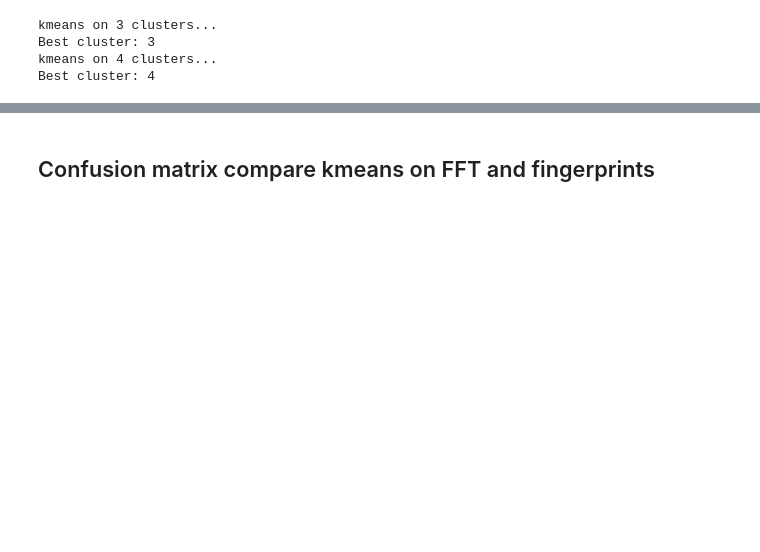
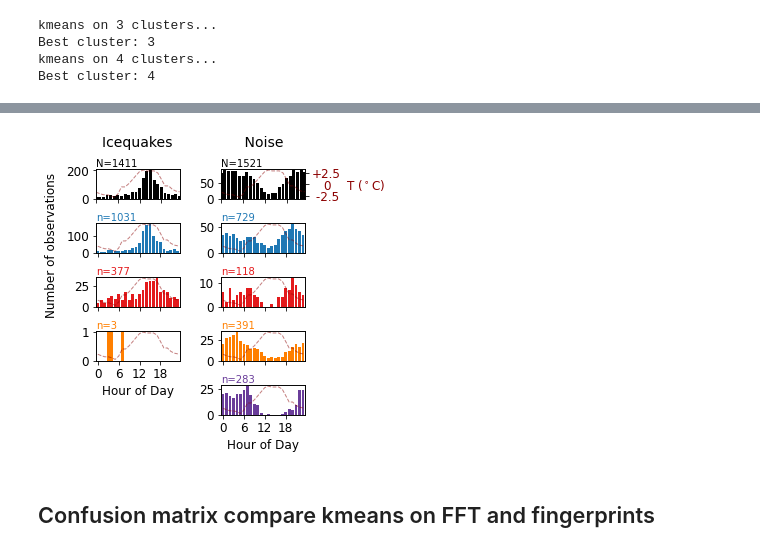
Before and after one commit to tsawi/Unsupervised_ML_Gornergletscher, a Jupyter notebook: notebooks/plotting_SuppFigs.ipynb, the cells around one changed output, grey strips where cells are left out. Cells and saved outputs as stored; diff of their text form; code cells hidden in the pictures; blank space fills up the shorter version.

```diff
--- a/notebooks/plotting_SuppFigs.ipynb
+++ b/notebooks/plotting_SuppFigs.ipynb
@@ -768,0 +758,97 @@ Best cluster: 4
+# %%
+plt.rcParams.update({'font.size': 12})
+title = 'Icequakes'
+titleN = 'Noise'
+dailyTempDiff = getDailyTempDiff(meteor_df,**plt_kwargs)
+
+
+tfont = 14
+tpad = 16
+
+fig,axes = plt.subplots(figsize = (width1,height1))#,sharex=True)#,constrained_layout=True)
+
+plt.suptitle('Icequakes                Noise  ',fontsize=tfont)
+
+gs = gridspec.GridSpec(len(catallN)+1, 2)
+
+# gs.update(left=0.05, right=0.35, wspace=.3, hspace=1)
+gs.update(wspace=.5, hspace=.8)
+
+
+### ICEQUAKE PROPORTION HOURLY
+ax = plt.subplot(gs[0,0])
+
+figureFunctions2.plotHourBar(sgram_df_clustered,Kopt,dailyTempDiff,ax=ax,labelpad=20,label='none',colorBy='all',k=0,**plt_kwargs)
+ax.set_title(f'N={len(cat00)}', loc='left',fontsize=10,pad=1,color='k')
+ax.set_ylabel('')
+ax.set_xlim(0,23)
+ax.set_xticklabels([])
+ax.set_xlabel('')
+
+### ICEQUAKES BY CLUSTER HOURLY
+
+for k in range(1,Kopt+1):
+
+    i = k
+
+    ax = plt.subplot(gs[i,0])
+    ax.set_title(f'n={len(sgram_df_clustered[sgram_df_clustered.Cluster==k])}', loc='left',fontsize=10,pad=1,color=colors[k-1])
+
+#     figureFunctions2.plotHourBar(cat00,Kopt,dailyTempDiff,ax=ax,labelpad=10,colorBy='cluster',k=k,**plt_kwargs)
+
+    if k == 0:
+        figureFunctions2.plotHourBar(sgram_df_clustered,Kopt,dailyTempDiff,ax=ax,labelpad=10,label='right',colorBy='cluster',k=k,**plt_kwargs)
+#         ax.set_title(title,fontsize=tfont,pad=tpad)
+    else:
+        figureFunctions2.plotHourBar(sgram_df_clustered,Kopt,dailyTempDiff,ax=ax,labelpad=10,label='none',colorBy='cluster',k=k,**plt_kwargs)
+
+        ax.set_ylabel('')
+
+
+    if k != Kopt:
+        ax.set_xlabel('')
+        ax.set_xticklabels([])
+    if k == 1:
+        ax.set_ylabel('Number of observations    ',labelpad=8)
+
+#     ax.set_yticklabels([])
+
+
+
+# ### NOISE PROPORTION HOURLY
+axN = plt.subplot(gs[0,1])
+
+figureFunctions2.plotHourBar(sgram_df_clusteredN,KoptN,dailyTempDiff,ax=axN,labelpad=20,label='right',colorBy='all',k=0,**plt_kwargs)
+
+axN.set_title(f'N={len(cat00N)}', loc='left',fontsize=10,pad=1,color='k')
+axN.set_ylabel('')
+axN.set_xlim(0,23)
+axN.set_xticklabels([])
+axN.set_xlabel('')
+
+### NOISE BY CLUSTER HOURLY
+for k in range(1,KoptN+1):
+
+    i = k
+
+    axN = plt.subplot(gs[i,1])
+
+    axN.set_title(f'n={len(sgram_df_clusteredN[sgram_df_clusteredN.Cluster==k])}', loc='left', fontsize=10,pad=1,color=colors[k-1])
+    if k == 0:
+        figureFunctions2.plotHourBar(sgram_df_clusteredN,KoptN,dailyTempDiff,ax=axN,labelpad=20,label='none',colorBy='cluster',k=k,**plt_kwargs)
+
+    if k != 1:
+        figureFunctions2.plotHourBar(sgram_df_clusteredN,KoptN,dailyTempDiff,ax=axN,labelpad=10,label='none',colorBy='cluster',k=k,**plt_kwargs)
+
+        axN.set_ylabel('')
+#         ax.set_yticks([])
+    else:
+        figureFunctions2.plotHourBar(sgram_df_clusteredN,KoptN,dailyTempDiff,ax=axN,labelpad=8,label='none',colorBy='cluster',k=k,**plt_kwargs)
+
+    if k != KoptN:
+        axN.set_xticklabels([])
+
+        axN.set_xlabel('')
+
+plt.savefig(pathFig + f'Supp_Figure_8_kmeans.pdf',bbox_inches='tight')
+# %% [output]
@@ -769,3 +874,4 @@ Best cluster: 4
+[figure, added]
 # %% [markdown]
 ## Confusion matrix compare kmeans on FFT and fingerprints
 # %%
```
Also changed, not shown: parts of 28 cells of this notebook, 18 other files.
